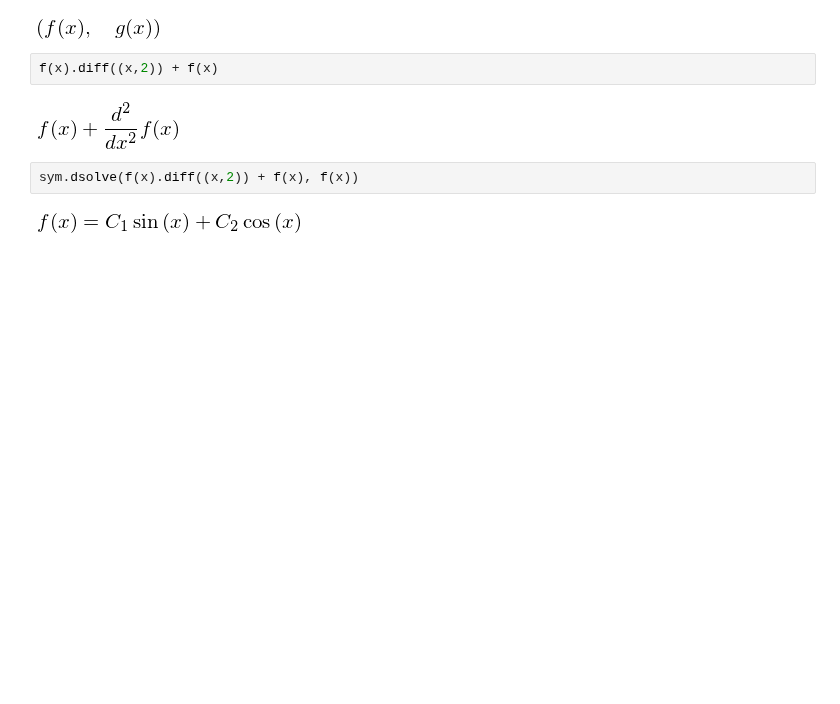
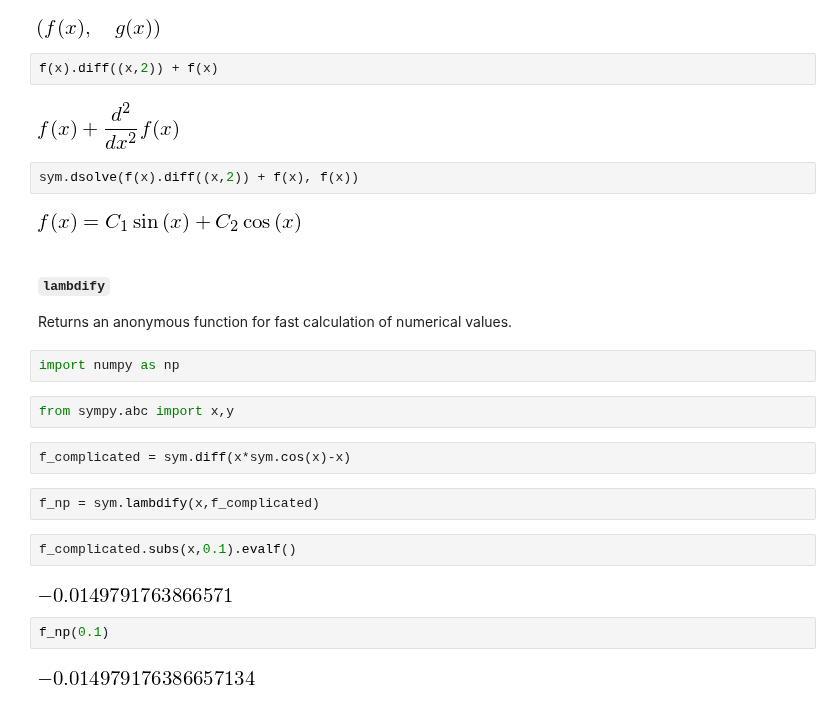
Before and after one commit to hvribeiro/MCSC1, a Jupyter notebook: aulas/01.5 - Getting Started with Scientific Python (sympy).ipynb, the cells around one changed output. Saved outputs shown, nothing was run; the diff lists cells and outputs as text; blank space fills up the shorter version.

```diff
--- a/aulas/01.5 - Getting Started with Scientific Python (sympy).ipynb
+++ b/aulas/01.5 - Getting Started with Scientific Python (sympy).ipynb
@@ -181,3 +181,22 @@ f(x).diff((x,2)) + f(x)
 sym.dsolve(f(x).diff((x,2)) + f(x), f(x))
 # %% [output]
 [figure]
+# %% [markdown]
+#### `lambdify`
+Returns an anonymous function for fast calculation of numerical values.
+# %%
+import numpy as np
+# %%
+from sympy.abc import x,y
+# %%
+f_complicated = sym.diff(x*sym.cos(x)-x)
+# %%
+f_np = sym.lambdify(x,f_complicated)
+# %%
+f_complicated.subs(x,0.1).evalf()
+# %% [output]
+[figure, added]
+# %%
+f_np(0.1)
+# %% [output]
+[figure, added]
```
Also changed, not shown: 13 other files.
